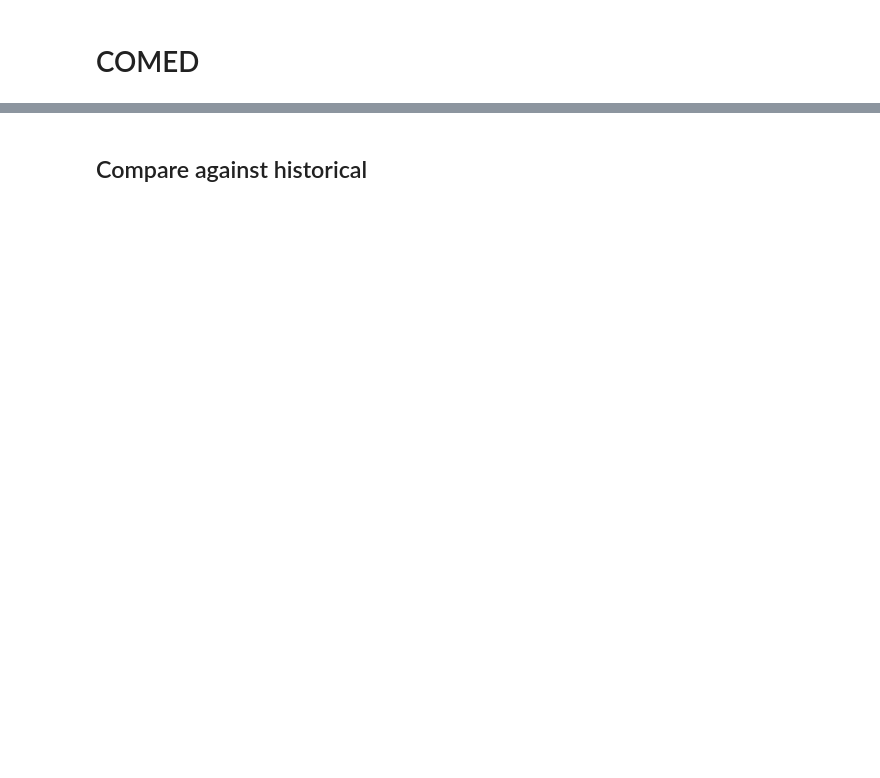
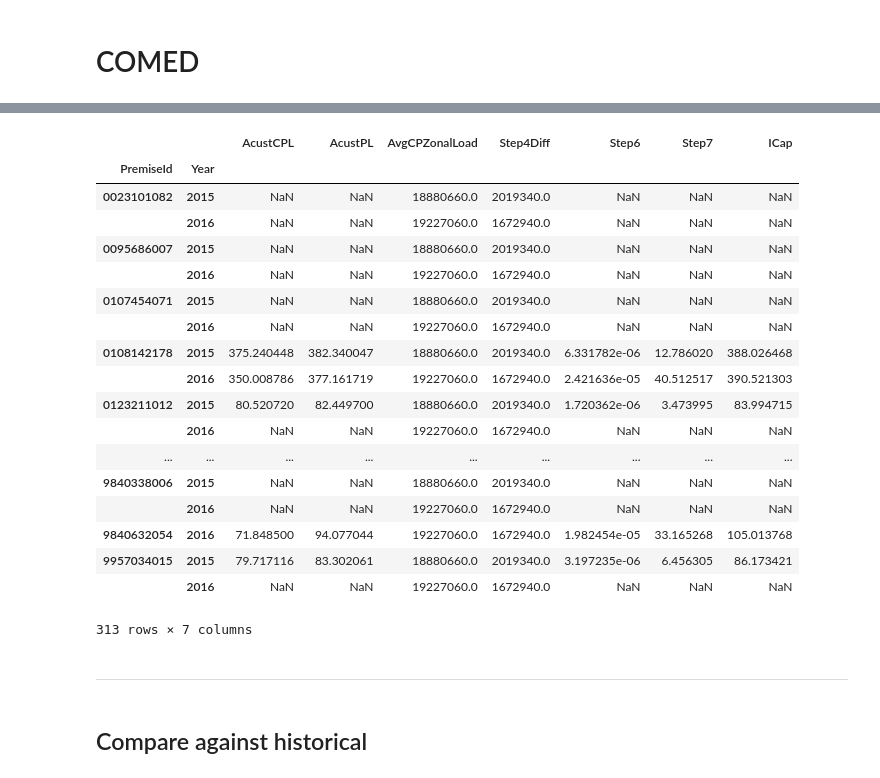
Before and after one commit to mileshill/jeapi, a Jupyter notebook: COMED.ipynb, the cells around one changed output, grey strips where cells are left out. Cells and saved outputs as stored; diff of their text form; code cells hidden in the pictures; blank space fills up the shorter version.

```diff
--- a/COMED.ipynb
+++ b/COMED.ipynb
@@ -307,0 +322,54 @@ final
+# %%
+comed_cp_usage = get_comed_cp_usage(conn) \
+    .set_index(['PremiseId', 'Year'])
+
+AcustPL = compute_acustpl(conn)['AcustPL']
+# %%
+peak_loads = pd.merge(pd.DataFrame(AcustCPL), pd.DataFrame(AcustPL),
+                        left_index=True, right_index=True) #\
+                #.rename(columns={'MeanPJM': 'AcustCPL'})
+
+
+#peak_loads.to_excel(writer, 'peak_loads')
+# %%
+
+df = pd.merge(peak_loads, comed_cp_avg_peak_load, left_index=True, right_index=True)
+# %%
+def step7(r: pd.Series) -> np.float32:
+    if r.AcustCPL >= r.AcustPL:
+        return r.AcustCPL
+
+    return (((r.AcustPL - r.AcustCPL) / COMED_CUST_DELTA )* r.Step4Diff) #+ r.AcustCPL
+
+
+df['Step6'] = (df['AcustPL'] - df['AcustCPL']) / COMED_CUST_DELTA
+df['Step7'] = df['Step6'] * df['Step4Diff']
+
+#df['Step7'] = df.apply(step7, axis=1)
+
+df['ICap'] = df['Step7'] + df['AcustCPL']
+#df['ICap'] = df.apply(step7, axis=1)
+
+df.to_excel(writer, 'icap')
+# %%
+df
+# %% [output]
+|  |  | AcustCPL | AcustPL | AvgCPZonalLoad | Step4Diff | Step6 | Step7 | ICap |
+| PremiseId | Year |  |  |  |  |  |  |  |
+| 0023101082 | 2015 | NaN | NaN | 18880660.0 | 2019340.0 | NaN | NaN | NaN |
+|  | 2016 | NaN | NaN | 19227060.0 | 1672940.0 | NaN | NaN | NaN |
+| 0095686007 | 2015 | NaN | NaN | 18880660.0 | 2019340.0 | NaN | NaN | NaN |
+|  | 2016 | NaN | NaN | 19227060.0 | 1672940.0 | NaN | NaN | NaN |
+| 0107454071 | 2015 | NaN | NaN | 18880660.0 | 2019340.0 | NaN | NaN | NaN |
+|  | 2016 | NaN | NaN | 19227060.0 | 1672940.0 | NaN | NaN | NaN |
+| 0108142178 | 2015 | 375.240448 | 382.340047 | 18880660.0 | 2019340.0 | 6.331782e-06 | 12.786020 | 388.026468 |
+|  | 2016 | 350.008786 | 377.161719 | 19227060.0 | 1672940.0 | 2.421636e-05 | 40.512517 | 390.521303 |
+| 0123211012 | 2015 | 80.520720 | 82.449700 | 18880660.0 | 2019340.0 | 1.720362e-06 | 3.473995 | 83.994715 |
+|  | 2016 | NaN | NaN | 19227060.0 | 1672940.0 | NaN | NaN | NaN |
+| ... | ... | ... | ... | ... | ... | ... | ... | ... |
+| 9840338006 | 2015 | NaN | NaN | 18880660.0 | 2019340.0 | NaN | NaN | NaN |
+|  | 2016 | NaN | NaN | 19227060.0 | 1672940.0 | NaN | NaN | NaN |
+| 9840632054 | 2016 | 71.848500 | 94.077044 | 19227060.0 | 1672940.0 | 1.982454e-05 | 33.165268 | 105.013768 |
+| 9957034015 | 2015 | 79.717116 | 83.302061 | 18880660.0 | 2019340.0 | 3.197235e-06 | 6.456305 | 86.173421 |
+|  | 2016 | NaN | NaN | 19227060.0 | 1672940.0 | NaN | NaN | NaN |
+313 rows × 7 columns
@@ -308,3 +380,5 @@ final
+# %% [markdown]
+<hr>
 # %% [markdown]
 ## Compare against historical
 # %%
```
Also changed, not shown: parts of 69 cells of this notebook, 45 other files.
